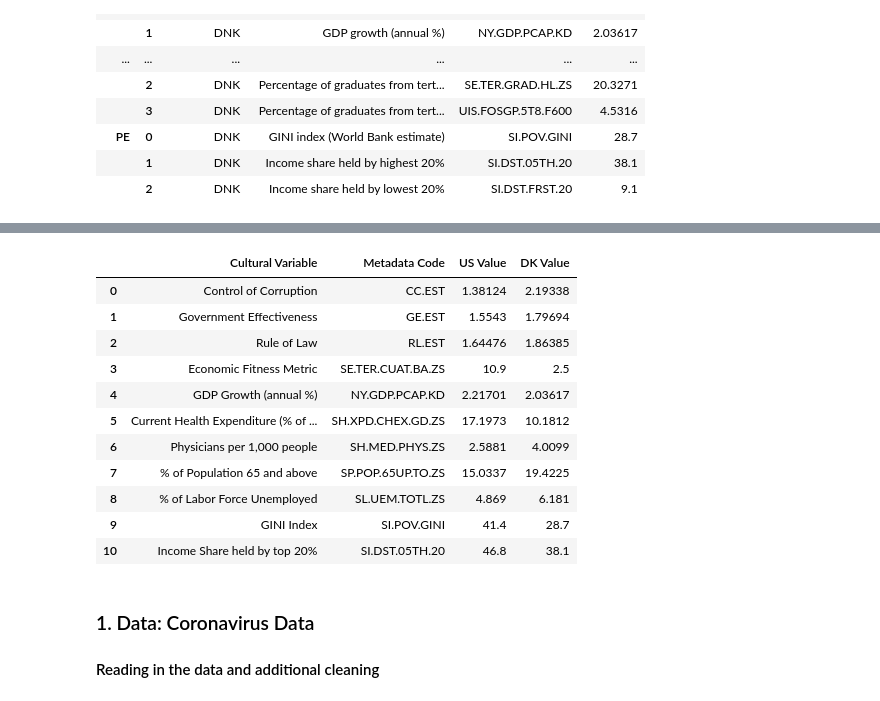
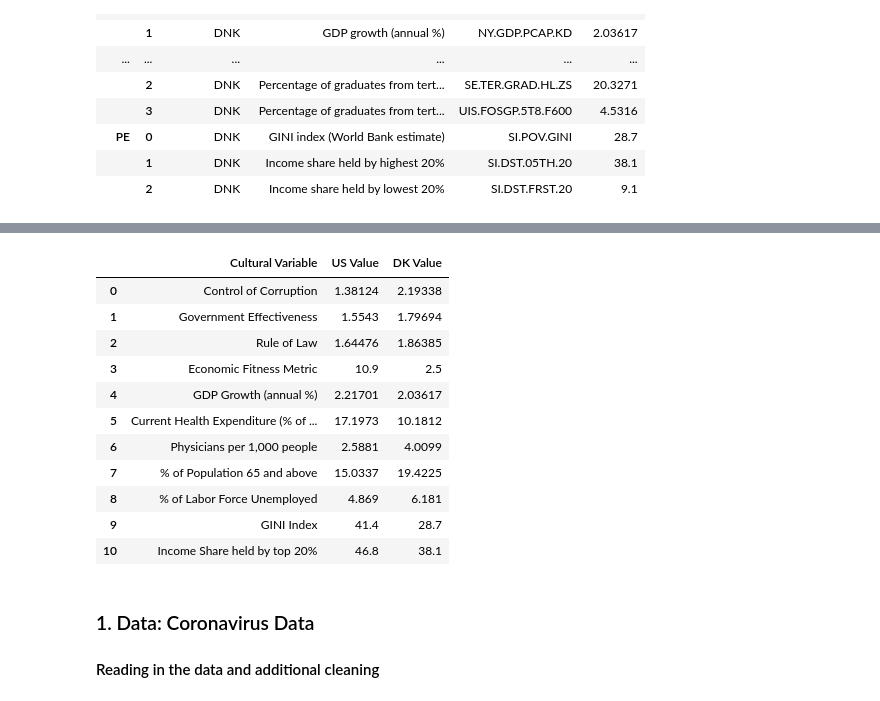
Before and after one commit to dannemk1/CovidPrep, a Jupyter notebook: CoronavirusAnalysis.ipynb, the cells around one changed output, grey strips where cells are left out. Saved outputs shown, nothing was run; the diff lists cells and outputs as text; code cells hidden in the pictures.

```diff
--- a/CoronavirusAnalysis.ipynb
+++ b/CoronavirusAnalysis.ipynb
@@ -186,25 +206,25 @@ quant.drop_duplicates(inplace = True)
 # %%
 #Selecting the categories that highlight the biggest, or most explanatory, differences between countries
-quant_table = quant.iloc[[3,4,6,8,9,14,15,16,20,26,27],:]
+quant_table = quant.iloc[[3,4,6,8,9,14,15,16,20,26,27],[0,2,3]]
 quant_table.reset_index(inplace = True)
 quant_table.drop('index', axis = 1, inplace = True)
 cultural = ['Control of Corruption', 'Government Effectiveness','Rule of Law', 'Economic Fitness Metric', 'GDP Growth (annual %)', 'Current Health Expenditure (% of GDP)', 'Physicians per 1,000 people', '% of Population 65 and above', '% of Labor Force Unemployed', 'GINI Index', 'Income Share held by top 20%']
 quant_table.rename(columns = {'Series Name': 'Cultural Variable', 'MetaCode': 'Metadata Code'}, inplace = True)
 quant_table['Cultural Variable'] = cultural
 quant_table
 # %% [output]
-|  | Cultural Variable | Metadata Code | US Value | DK Value |
-| 0 | Control of Corruption | CC.EST | 1.38124 | 2.19338 |
-| 1 | Government Effectiveness | GE.EST | 1.5543 | 1.79694 |
-| 2 | Rule of Law | RL.EST | 1.64476 | 1.86385 |
-| 3 | Economic Fitness Metric | SE.TER.CUAT.BA.ZS | 10.9 | 2.5 |
-| 4 | GDP Growth (annual %) | NY.GDP.PCAP.KD | 2.21701 | 2.03617 |
-| 5 | Current Health Expenditure (% of ... | SH.XPD.CHEX.GD.ZS | 17.1973 | 10.1812 |
-| 6 | Physicians per 1,000 people | SH.MED.PHYS.ZS | 2.5881 | 4.0099 |
-| 7 | % of Population 65 and above | SP.POP.65UP.TO.ZS | 15.0337 | 19.4225 |
-| 8 | % of Labor Force Unemployed | SL.UEM.TOTL.ZS | 4.869 | 6.181 |
-| 9 | GINI Index | SI.POV.GINI | 41.4 | 28.7 |
-| 10 | Income Share held by top 20% | SI.DST.05TH.20 | 46.8 | 38.1 |
+|  | Cultural Variable | US Value | DK Value |
+| 0 | Control of Corruption | 1.38124 | 2.19338 |
+| 1 | Government Effectiveness | 1.5543 | 1.79694 |
+| 2 | Rule of Law | 1.64476 | 1.86385 |
+| 3 | Economic Fitness Metric | 10.9 | 2.5 |
+| 4 | GDP Growth (annual %) | 2.21701 | 2.03617 |
+| 5 | Current Health Expenditure (% of ... | 17.1973 | 10.1812 |
+| 6 | Physicians per 1,000 people | 2.5881 | 4.0099 |
+| 7 | % of Population 65 and above | 15.0337 | 19.4225 |
+| 8 | % of Labor Force Unemployed | 4.869 | 6.181 |
+| 9 | GINI Index | 41.4 | 28.7 |
+| 10 | Income Share held by top 20% | 46.8 | 38.1 |
 # %% [markdown]
 ### 1. Data: Coronavirus Data
 #### Reading in the data and additional cleaning
```
Also changed, not shown: parts of 1 cell of this notebook.
